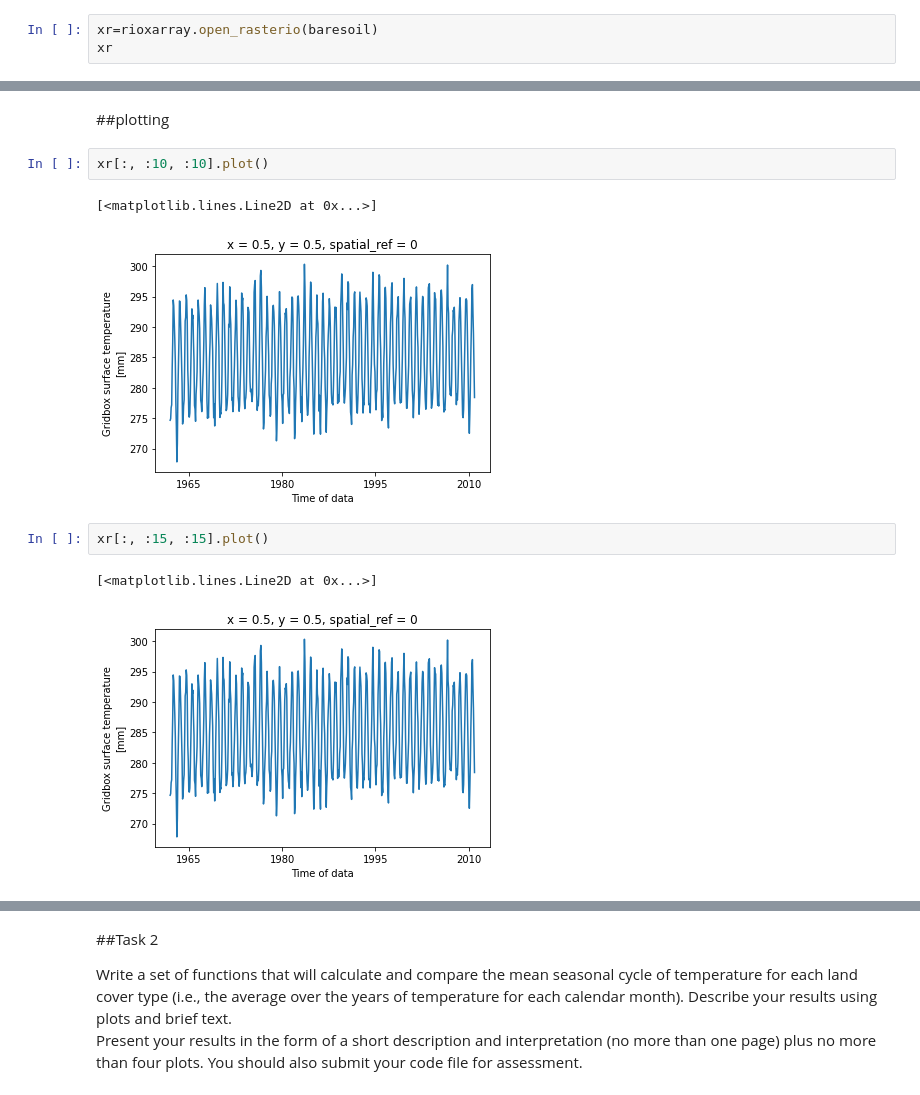
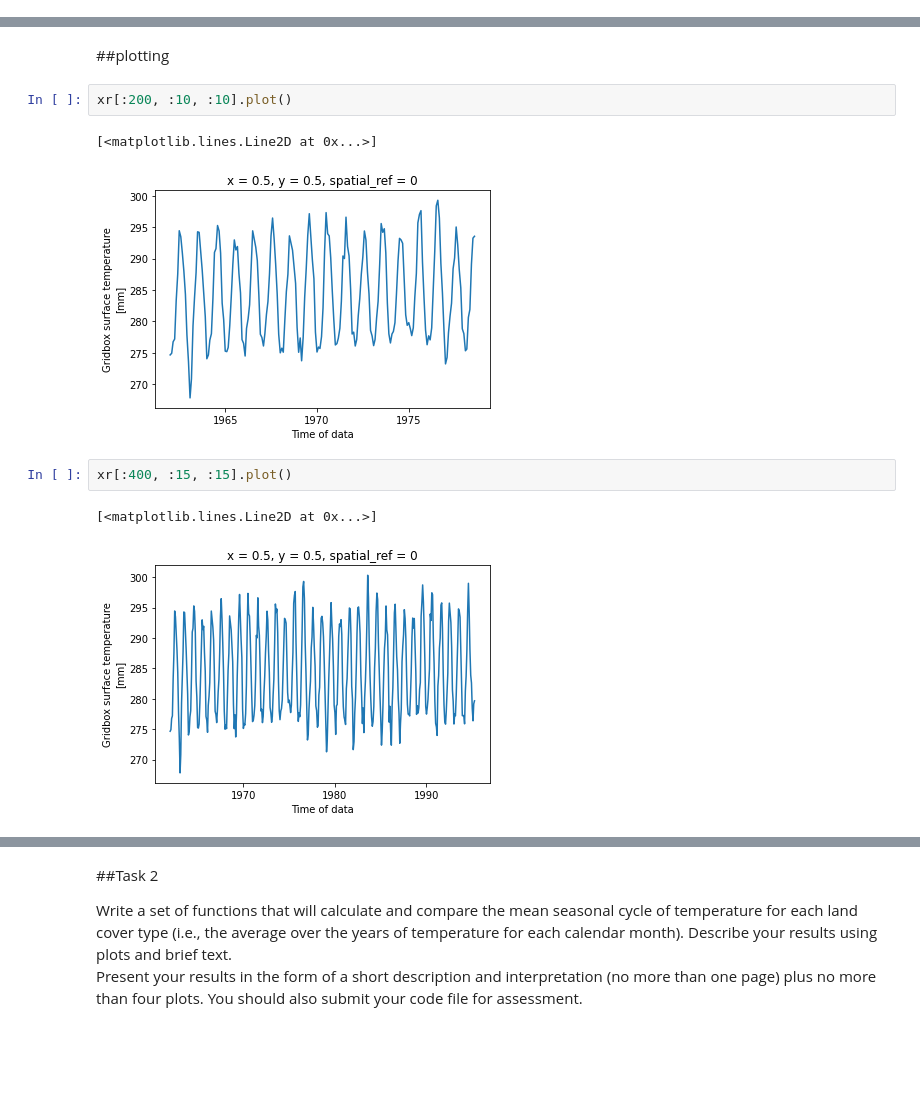
Before and after one commit to kipsangchepesa/Python-Roulette, a Jupyter notebook: How_does_land_surface_cover_affect_surface_temperature.ipynb, the cells around one changed output, grey strips where cells are left out. Drawn from its saved outputs; the diff is of its cells as text; blank space fills up the shorter version.

```diff
--- a/How_does_land_surface_cover_affect_surface_temperature.ipynb
+++ b/How_does_land_surface_cover_affect_surface_temperature.ipynb
@@ -82,6 +80,3 @@ we need to unpack the data. To do this, we use the Dataset class of the netCDF4
 #and the ‘r’ denotes that we want to open the file in read only mode.
 baresoil = '/content/baresoil_temperature_1962_2010.nc'
 broadleaf ='/content/broadleaftree_temperature_1962_2010.nc'
-# %%
-xr=rioxarray.open_rasterio(baresoil)
-xr
@@ -140,12 +152,12 @@ Coordinates:
 # %% [markdown]
 ##plotting
 # %%
-xr[:, :10, :10].plot()
+xr[:200, :10, :10].plot()
 # %% [output]
 [<matplotlib.lines.Line2D at 0x...>]
-[figure, old version]
+[figure, new version]
 # %%
-xr[:, :15, :15].plot()
+xr[:400, :15, :15].plot()
 # %% [output]
 [<matplotlib.lines.Line2D at 0x...>]
-[figure, old version]
+[figure, new version]
```
Also changed, not shown: parts of 18 cells of this notebook.
